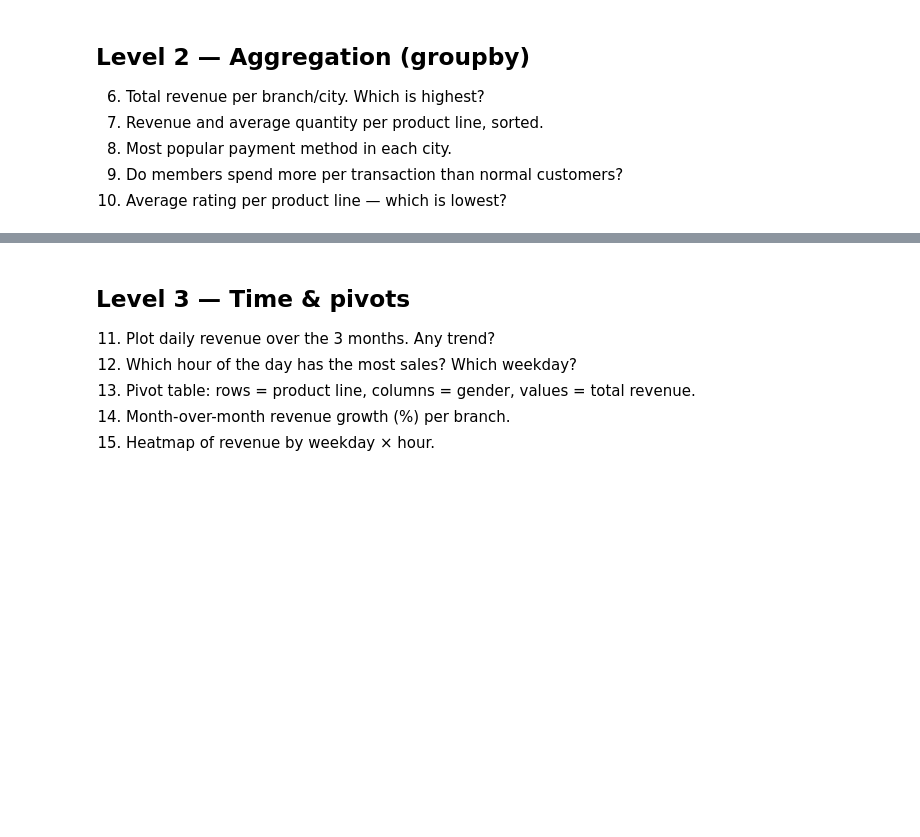
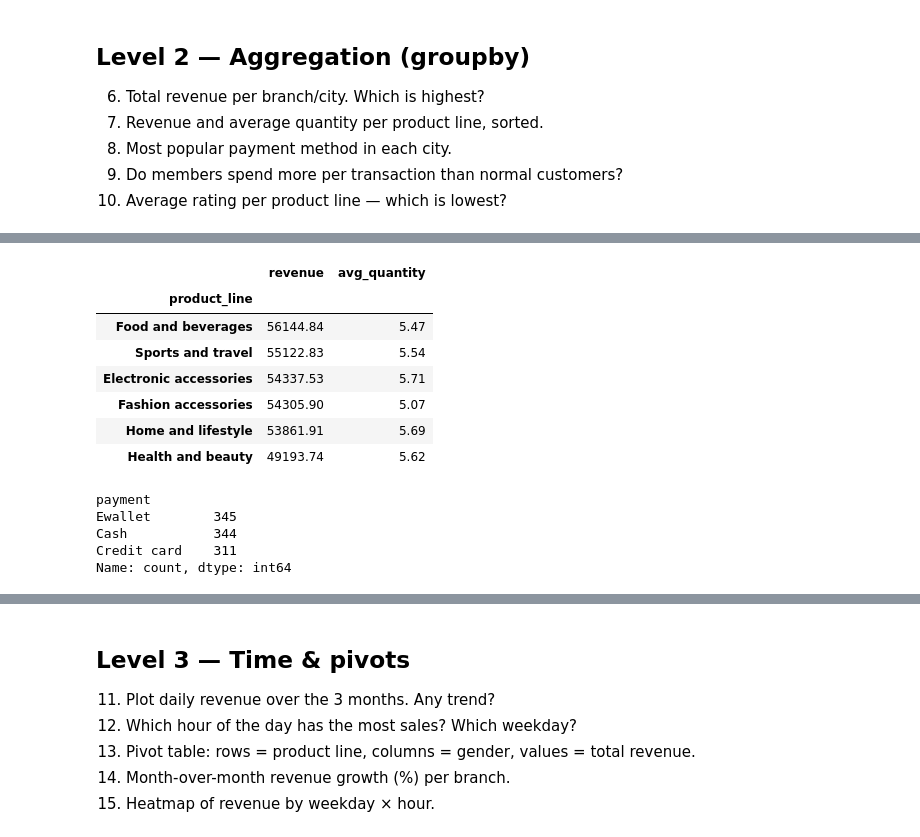
Before and after one commit to Talibdev27/supermarket-sales-analysis, a Jupyter notebook: practice.ipynb, the cells around one changed output, grey strips where cells are left out. Cells and saved outputs as stored; diff of their text form; code cells hidden in the pictures; blank space fills up the shorter version.

```diff
--- a/practice.ipynb
+++ b/practice.ipynb
@@ -199,0 +281,22 @@ Index(['invoice_id', 'branch', 'city', 'customer_type', 'gender',
+# %%
+df.groupby("product_line").agg(
+    revenue=("total", "sum"),
+    avg_quantity=("quantity", "mean")
+).sort_values("revenue", ascending=False).round(2)
+# %% [output]
+|  | revenue | avg_quantity |
+| product_line |  |  |
+| Food and beverages | 56144.84 | 5.47 |
+| Sports and travel | 55122.83 | 5.54 |
+| Electronic accessories | 54337.53 | 5.71 |
+| Fashion accessories | 54305.90 | 5.07 |
+| Home and lifestyle | 53861.91 | 5.69 |
+| Health and beauty | 49193.74 | 5.62 |
+# %%
+df["payment"].value_counts()
+# %% [output]
+payment
+Ewallet        345
+Cash           344
+Credit card    311
+Name: count, dtype: int64
```
Also changed, not shown: parts of 14 cells of this notebook.
